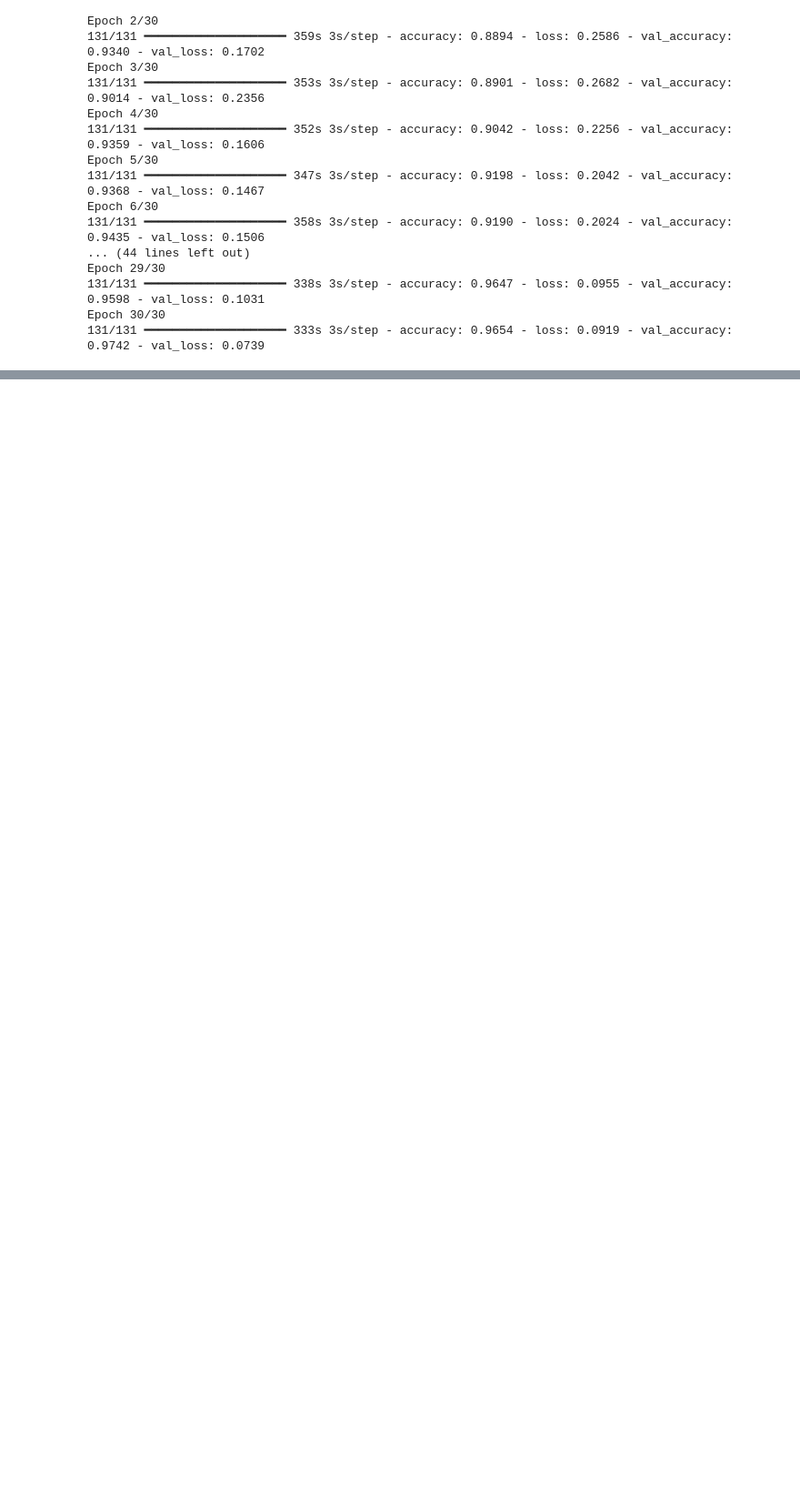
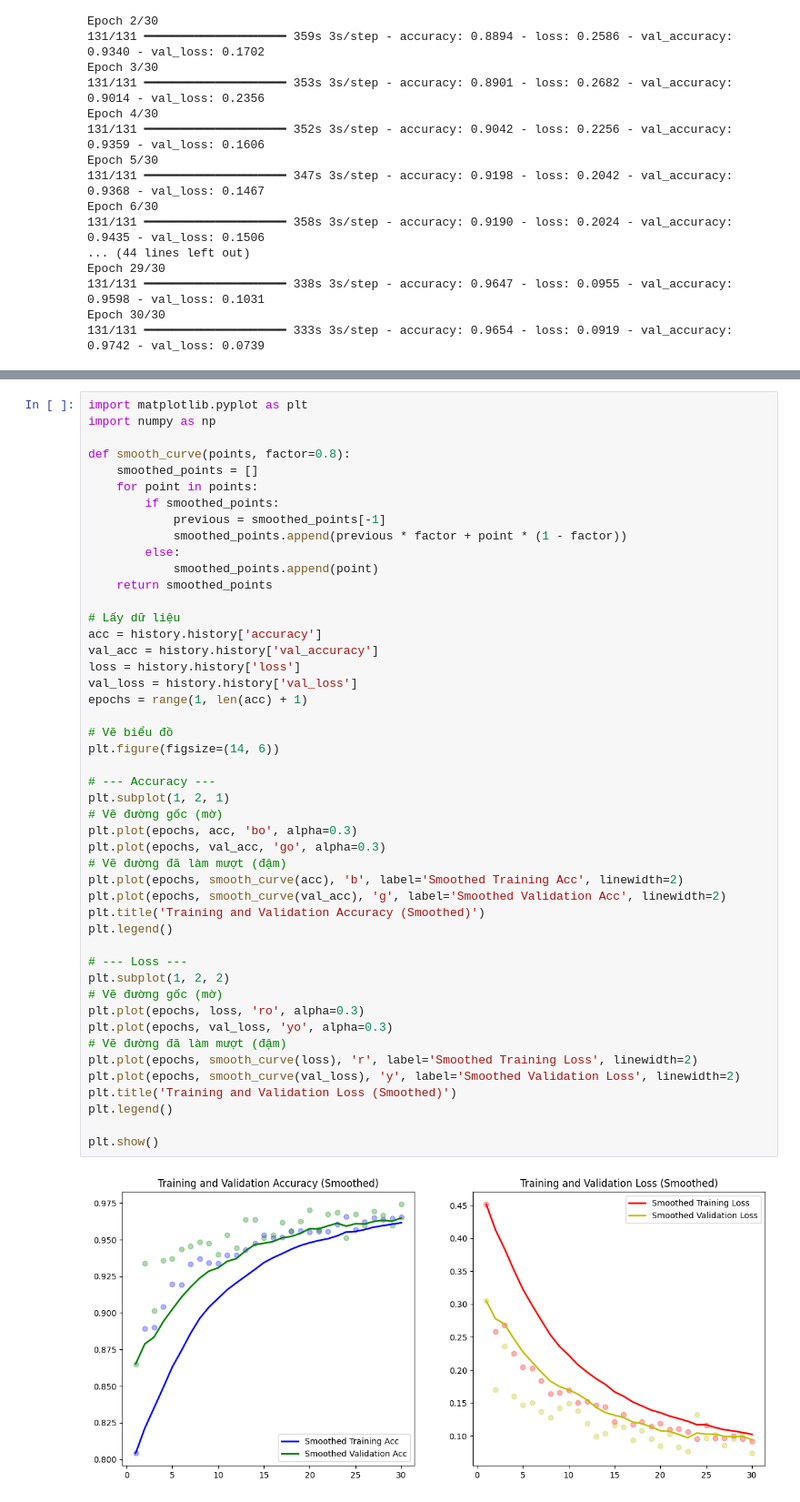
Before and after one commit to thuynguyenhuit/hocsau, a Jupyter notebook: Nhan_dien_benh_phoi_bang_mo_hinh_CNN.ipynb, the cells around one changed output, grey strips where cells are left out. Shown at 91% size. Saved outputs shown, nothing was run; the diff lists cells and outputs as text; blank space fills up the shorter version.

```diff
--- a/Nhan_dien_benh_phoi_bang_mo_hinh_CNN.ipynb
+++ b/Nhan_dien_benh_phoi_bang_mo_hinh_CNN.ipynb
@@ -139,0 +178,49 @@ Epoch 30/30
+# %%
+import matplotlib.pyplot as plt
+import numpy as np
+
+def smooth_curve(points, factor=0.8):
+    smoothed_points = []
+    for point in points:
+        if smoothed_points:
+            previous = smoothed_points[-1]
+            smoothed_points.append(previous * factor + point * (1 - factor))
+        else:
+            smoothed_points.append(point)
+    return smoothed_points
+
+# Lấy dữ liệu
+acc = history.history['accuracy']
+val_acc = history.history['val_accuracy']
+loss = history.history['loss']
+val_loss = history.history['val_loss']
+epochs = range(1, len(acc) + 1)
+
+# Vẽ biểu đồ
+plt.figure(figsize=(14, 6))
+
+# --- Accuracy ---
+plt.subplot(1, 2, 1)
+# Vẽ đường gốc (mờ)
+plt.plot(epochs, acc, 'bo', alpha=0.3)
+plt.plot(epochs, val_acc, 'go', alpha=0.3)
+# Vẽ đường đã làm mượt (đậm)
+plt.plot(epochs, smooth_curve(acc), 'b', label='Smoothed Training Acc', linewidth=2)
+plt.plot(epochs, smooth_curve(val_acc), 'g', label='Smoothed Validation Acc', linewidth=2)
+plt.title('Training and Validation Accuracy (Smoothed)')
+plt.legend()
+
+# --- Loss ---
+plt.subplot(1, 2, 2)
+# Vẽ đường gốc (mờ)
+plt.plot(epochs, loss, 'ro', alpha=0.3)
+plt.plot(epochs, val_loss, 'yo', alpha=0.3)
+# Vẽ đường đã làm mượt (đậm)
+plt.plot(epochs, smooth_curve(loss), 'r', label='Smoothed Training Loss', linewidth=2)
+plt.plot(epochs, smooth_curve(val_loss), 'y', label='Smoothed Validation Loss', linewidth=2)
+plt.title('Training and Validation Loss (Smoothed)')
+plt.legend()
+
+plt.show()
+# %% [output]
+[figure, added]
```
Also changed, not shown: parts of 3 cells of this notebook.
